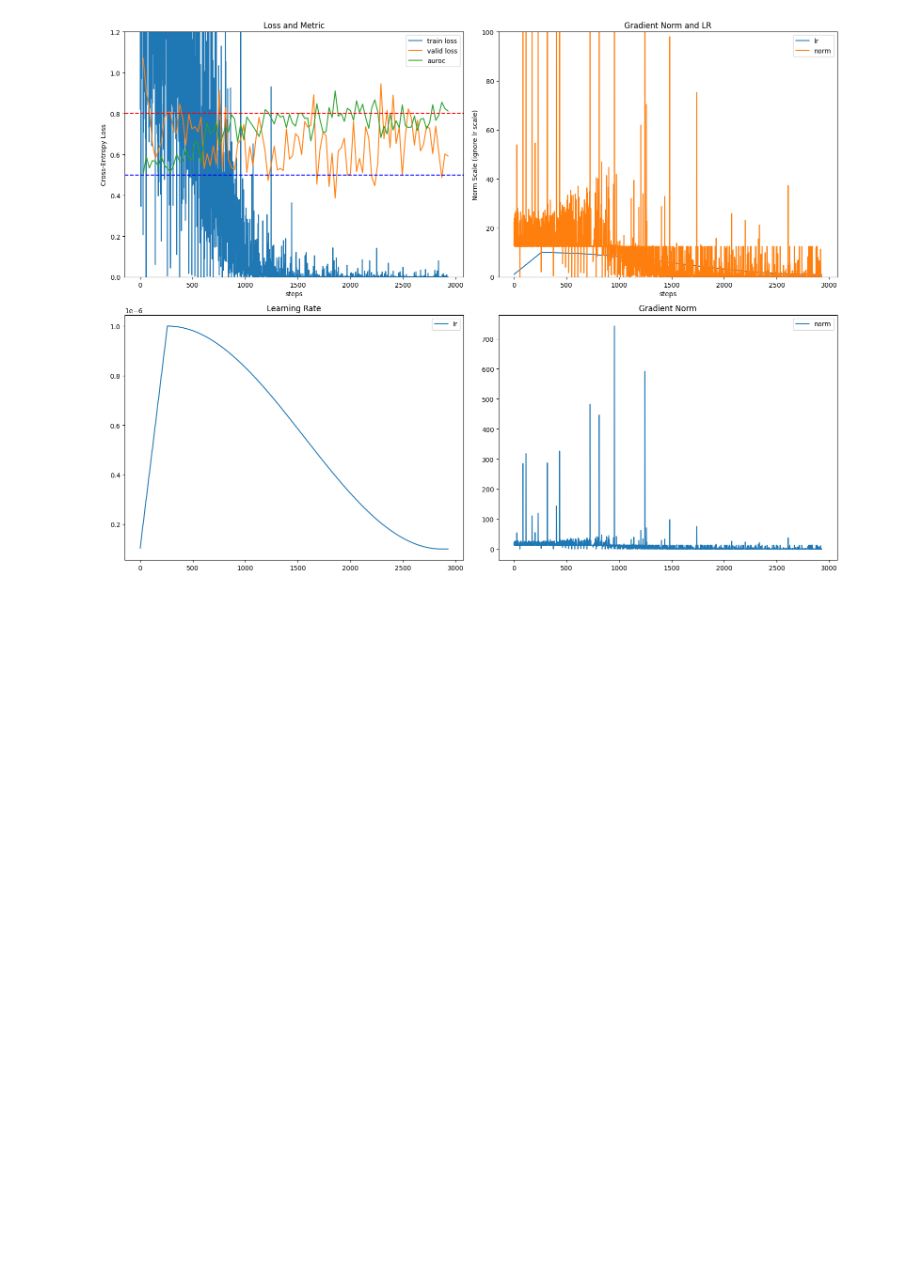
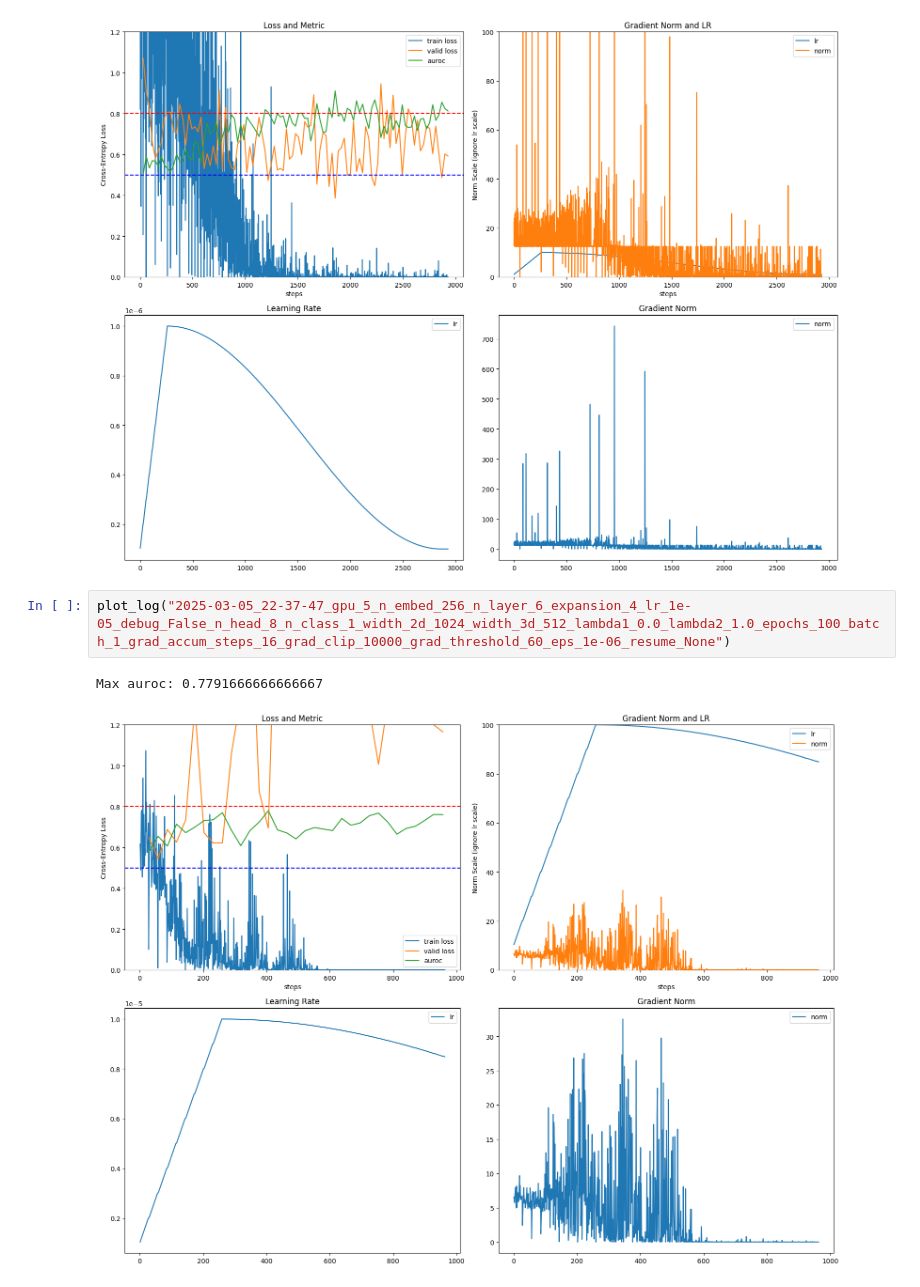
Before and after one commit to kimdj98/onj_, a Jupyter notebook: visualize4.ipynb, the cells around one changed output. Saved outputs shown, nothing was run; the diff lists cells and outputs as text; blank space fills up the shorter version.

```diff
--- a/visualize4.ipynb
+++ b/visualize4.ipynb
@@ -139,3 +139,8 @@ plot_log("2025-02-14_23-40-56_debug_False_n_embed_512_n_head_8_n_class_1_n_layer
 # %% [output]
 Max auroc: 0.9104166666666668
 [figure]
+# %%
+plot_log("2025-03-05_22-37-47_gpu_5_n_embed_256_n_layer_6_expansion_4_lr_1e-05_debug_False_n_head_8_n_class_1_width_2d_1024_width_3d_512_lambda1_0.0_lambda2_1.0_epochs_100_batch_1_grad_accum_steps_16_grad_clip_10000_grad_threshold_60_eps_1e-06_resume_None")
+# %% [output]
+Max auroc: 0.7791666666666667
+[figure, added]
```
Also changed, not shown: parts of 4 cells of this notebook, 34 other files.
